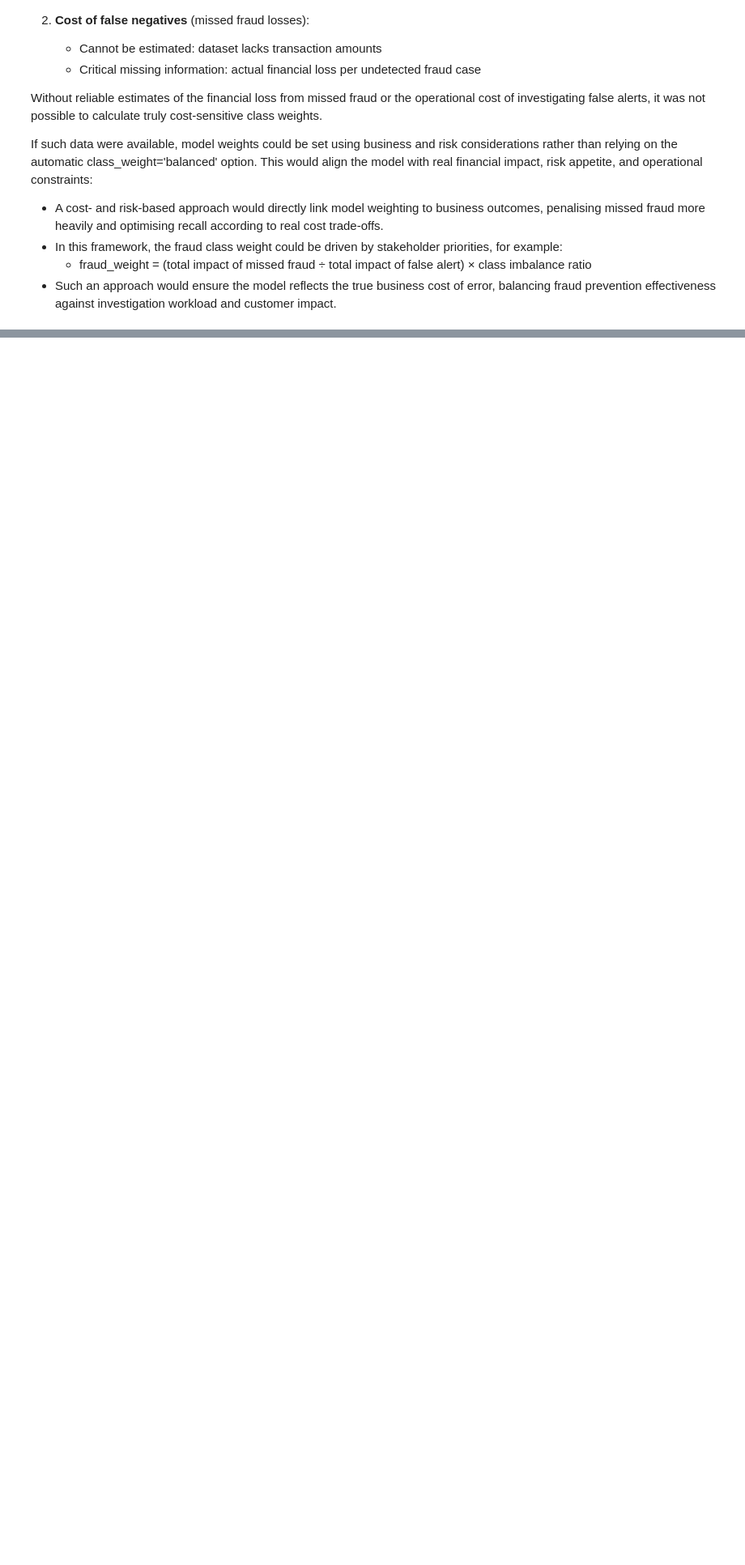
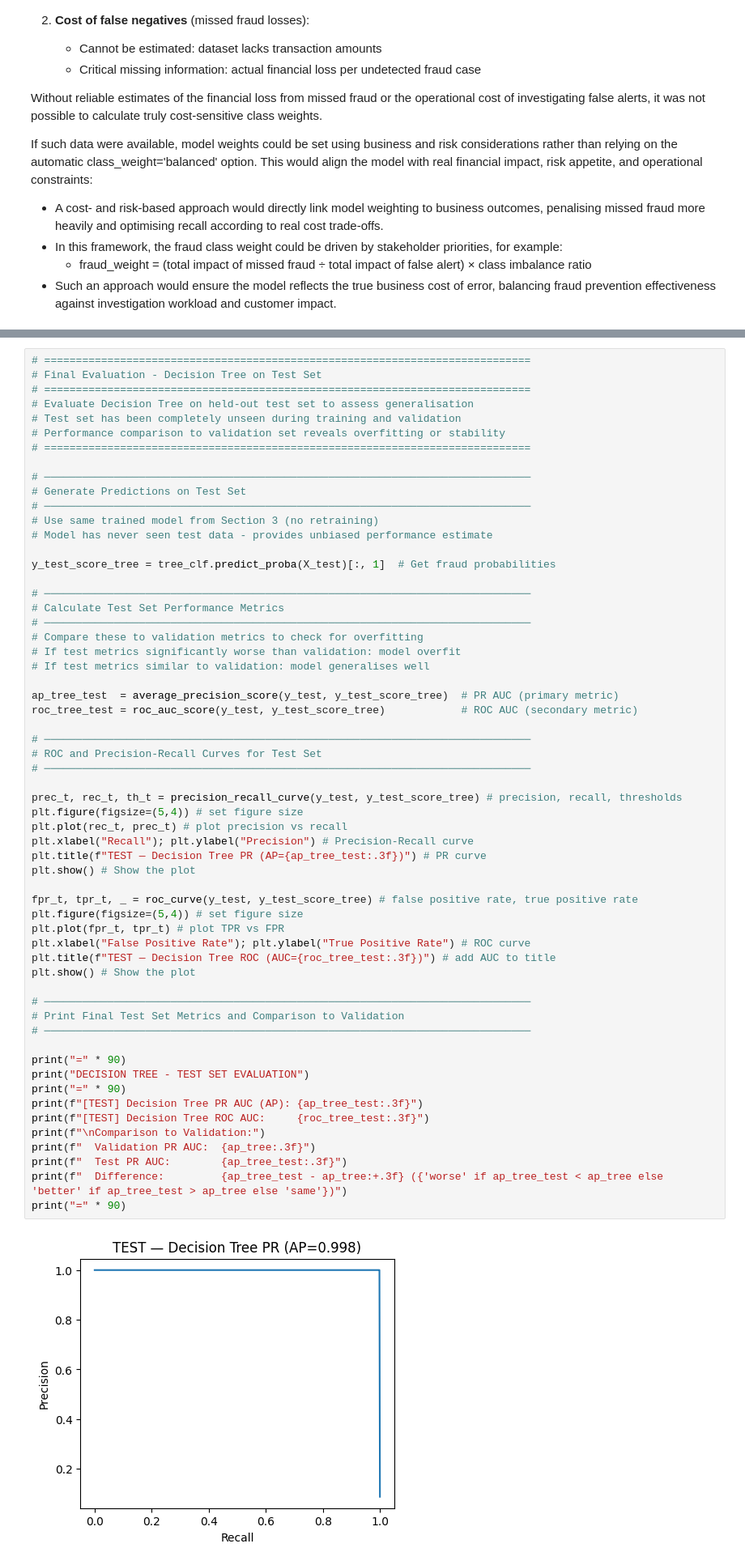
Before and after one commit to JayneLawley/Credit-Card-Fraud-Analysis, a Jupyter notebook: jupyter_notebooks/03_Modelling.ipynb, the cells around one changed output, grey strips where cells are left out. Shown at 81% size. Cells and saved outputs as stored; diff of their text form; blank space fills up the shorter version.

```diff
--- a/jupyter_notebooks/03_Modelling.ipynb
+++ b/jupyter_notebooks/03_Modelling.ipynb
@@ -1182,0 +1565,61 @@ print("\n" + "=" * 90 + "\n")
+# %%
+# =============================================================================
+# Final Evaluation - Decision Tree on Test Set
+# =============================================================================
+# Evaluate Decision Tree on held-out test set to assess generalisation
+# Test set has been completely unseen during training and validation
+# Performance comparison to validation set reveals overfitting or stability
+# =============================================================================
+
+# ─────────────────────────────────────────────────────────────────────────────
+# Generate Predictions on Test Set
+# ─────────────────────────────────────────────────────────────────────────────
+# Use same trained model from Section 3 (no retraining)
+# Model has never seen test data - provides unbiased performance estimate
+
+y_test_score_tree = tree_clf.predict_proba(X_test)[:, 1]  # Get fraud probabilities
+
+# ─────────────────────────────────────────────────────────────────────────────
+# Calculate Test Set Performance Metrics
+# ─────────────────────────────────────────────────────────────────────────────
+# Compare these to validation metrics to check for overfitting
+# If test metrics significantly worse than validation: model overfit
+# If test metrics similar to validation: model generalises well
+
+ap_tree_test  = average_precision_score(y_test, y_test_score_tree)  # PR AUC (primary metric)
+roc_tree_test = roc_auc_score(y_test, y_test_score_tree)            # ROC AUC (secondary metric)
+
+# ─────────────────────────────────────────────────────────────────────────────
+# ROC and Precision-Recall Curves for Test Set
+# ─────────────────────────────────────────────────────────────────────────────
+
+prec_t, rec_t, th_t = precision_recall_curve(y_test, y_test_score_tree) # precision, recall, thresholds
+plt.figure(figsize=(5,4)) # set figure size
+plt.plot(rec_t, prec_t) # plot precision vs recall
+plt.xlabel("Recall"); plt.ylabel("Precision") # Precision-Recall curve
+plt.title(f"TEST — Decision Tree PR (AP={ap_tree_test:.3f})") # PR curve
+plt.show() # Show the plot
+
+fpr_t, tpr_t, _ = roc_curve(y_test, y_test_score_tree) # false positive rate, true positive rate
+plt.figure(figsize=(5,4)) # set figure size
+plt.plot(fpr_t, tpr_t) # plot TPR vs FPR
+plt.xlabel("False Positive Rate"); plt.ylabel("True Positive Rate") # ROC curve
+plt.title(f"TEST — Decision Tree ROC (AUC={roc_tree_test:.3f})") # add AUC to title
+plt.show() # Show the plot
+
+# ─────────────────────────────────────────────────────────────────────────────
+# Print Final Test Set Metrics and Comparison to Validation
+# ─────────────────────────────────────────────────────────────────────────────
+
+print("=" * 90)
+print("DECISION TREE - TEST SET EVALUATION")
+print("=" * 90)
+print(f"[TEST] Decision Tree PR AUC (AP): {ap_tree_test:.3f}")
+print(f"[TEST] Decision Tree ROC AUC:     {roc_tree_test:.3f}")
+print(f"\nComparison to Validation:")
+print(f"  Validation PR AUC:  {ap_tree:.3f}")
+print(f"  Test PR AUC:        {ap_tree_test:.3f}")
+print(f"  Difference:         {ap_tree_test - ap_tree:+.3f} ({'worse' if ap_tree_test < ap_tree else 'better' if ap_tree_test > ap_tree else 'same'})")
+print("=" * 90)
+# %% [output]
+[figure, added]
```
Also changed, not shown: parts of 19 cells of this notebook.
